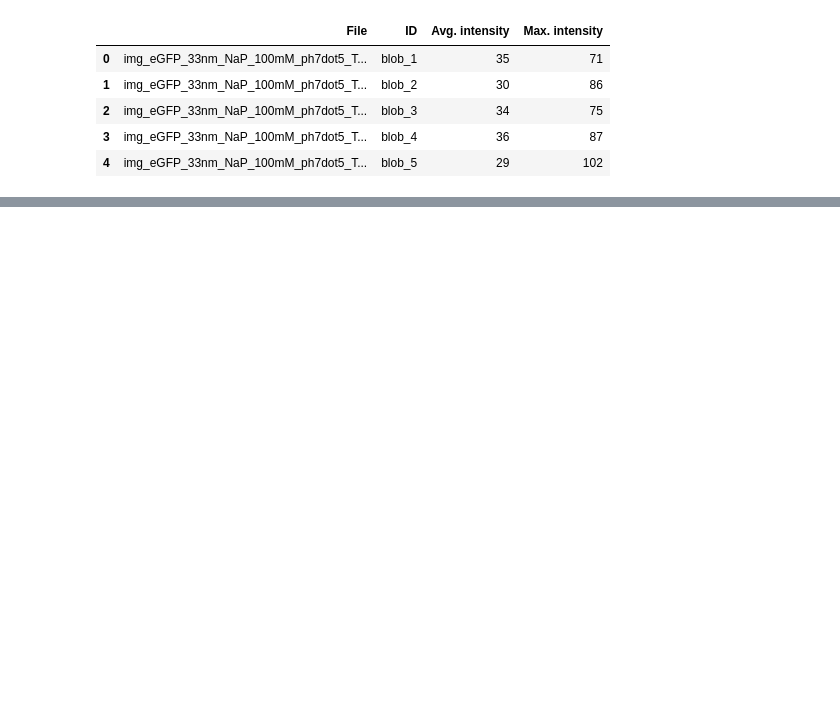
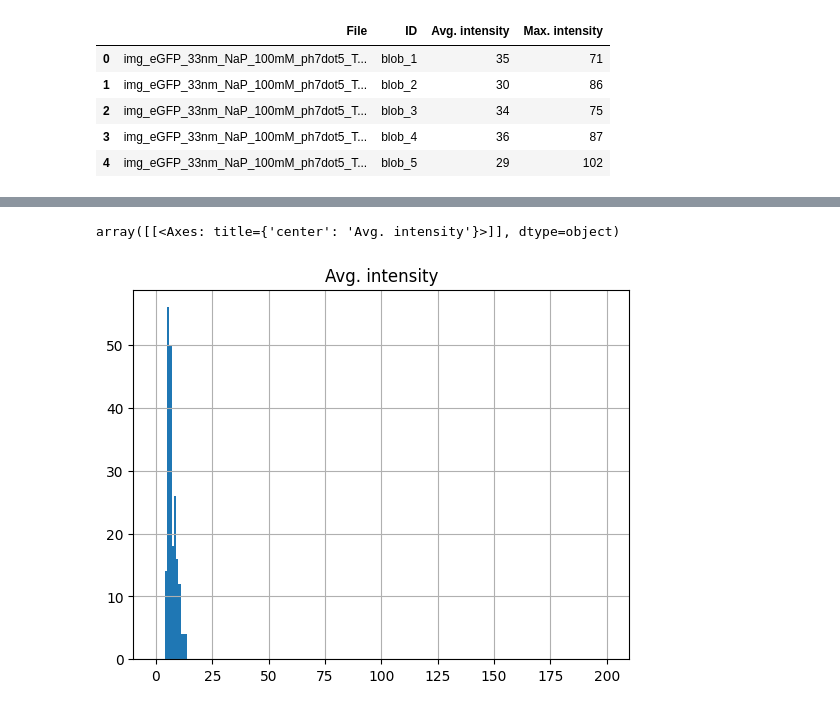
Before and after one commit to JKL453/s04-utils, a Jupyter notebook: papermill-test.ipynb, the cells around one changed output, grey strips where cells are left out. Saved outputs shown, nothing was run; the diff lists cells and outputs as text; code cells hidden in the pictures; blank space fills up the shorter version.

```diff
--- a/papermill-test.ipynb
+++ b/papermill-test.ipynb
@@ -36,27 +137,3 @@ blob_dataframe.head()
 | 2 | img_eGFP_33nm_NaP_100mM_ph7dot5_T... | blob_3 | 34 | 75 |
 | 3 | img_eGFP_33nm_NaP_100mM_ph7dot5_T... | blob_4 | 36 | 87 |
 | 4 | img_eGFP_33nm_NaP_100mM_ph7dot5_T... | blob_5 | 29 | 102 |
-# %%
-# Purpose: Run papermill on a list of files
-
-# Logging
-logger.info("Starting papermill")
-
-# Set SOURCE_PATH
-SOURCE_PATH = "/Users/kappel/Messungen/Setup04/JaKa/post_hack/23_08_07/77K-16nM-eGFP-vitrified/10uW/images/"
-
-# Get list of files with extension .img from SOURCE_PATH
-files = [file for file in os.listdir(SOURCE_PATH) if file.endswith(".img")]
-print(files)
-
-# Iterate over files and run papermill
-for file in files:
-    logger.info("Running papermill for {}".format(file))
-    pm.execute_notebook(
-        input_path = "spot-analysis.ipynb",
-        output_path = "../s04utils/papermill-test-nbs/papermill-test-{}.ipynb".format(file),
-        parameters=dict(
-            # join SOURCE_PATH and file name
-            SOURCE_IMAGE_PATH = os.path.join(SOURCE_PATH, file)
-        )
-    )
@@ -62,0 +195,5 @@ for file in files:
+# %%
+blob_dataframe.hist(column='Avg. intensity', bins=200, range=(0, 200))
+# %% [output]
+array([[<Axes: title={'center': 'Avg. intensity'}>]], dtype=object)
+[figure, added]
```
Also changed, not shown: parts of 16 cells of this notebook.
